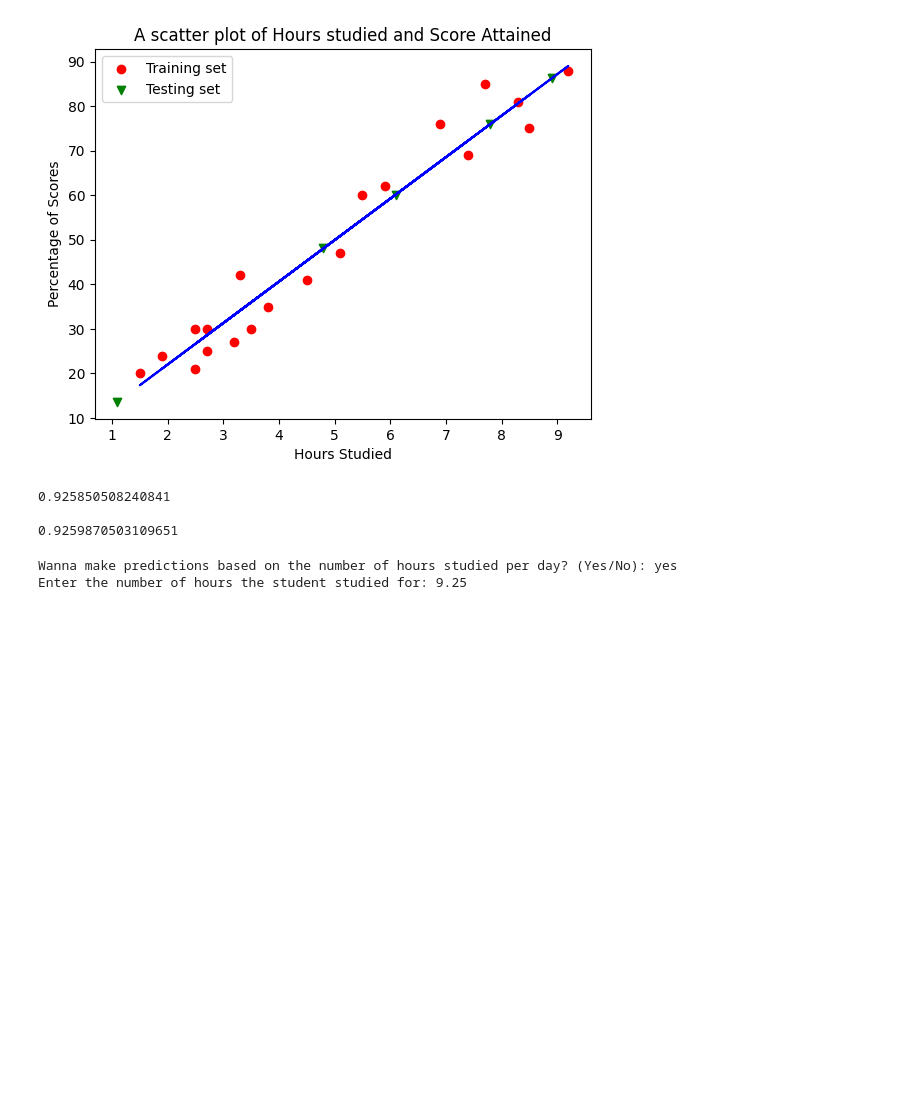
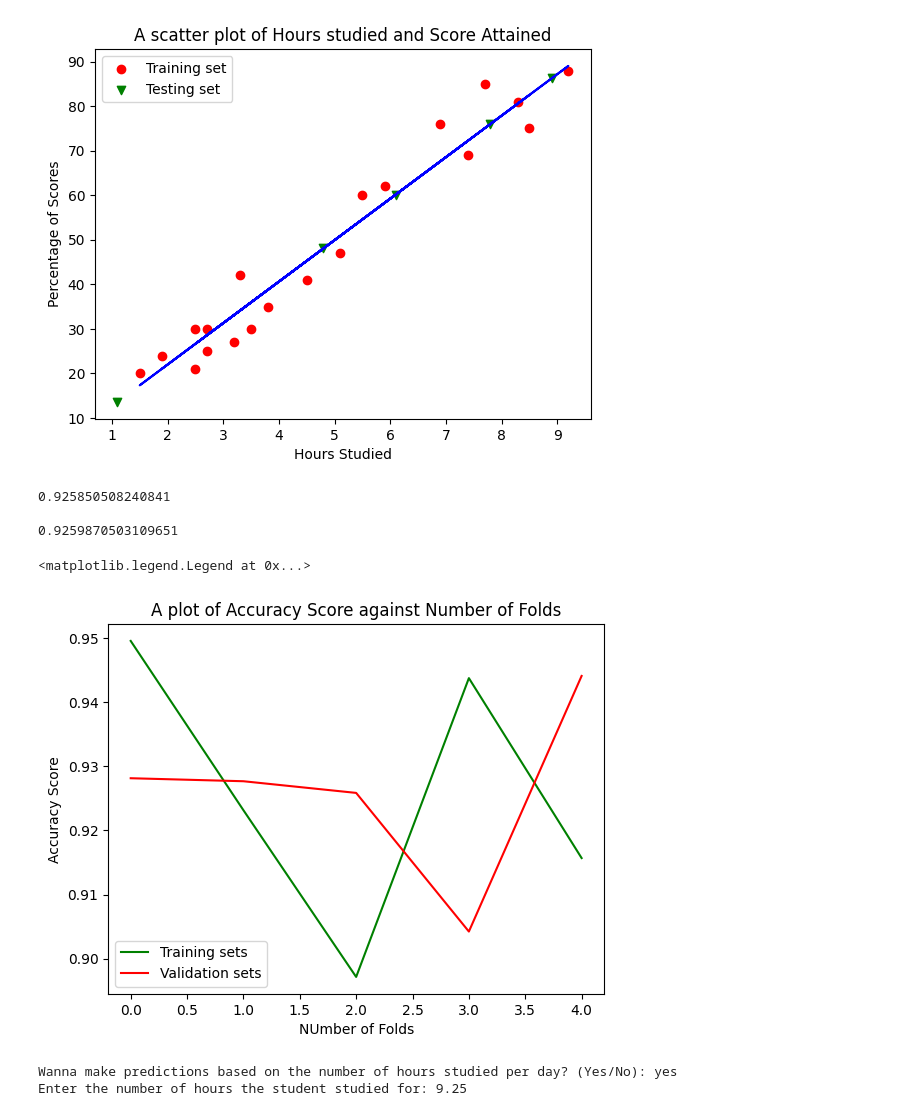
Before and after one commit to TolaniSilas/TolaniSilas, a Jupyter notebook: gripregression.ipynb, the cells around one changed output. Saved outputs shown, nothing was run; the diff lists cells and outputs as text; code cells hidden in the pictures; blank space fills up the shorter version.

```diff
--- a/gripregression.ipynb
+++ b/gripregression.ipynb
@@ -204,6 +204,16 @@ print(f"\n{np.mean(val_scores)}")
 0.925850508240841
 
 0.9259870503109651
+# %%
+plt.plot(train_scores, c='green', label="Training sets")
+plt.plot(val_scores, c='red', label="Validation sets")
+plt.xlabel('NUmber of Folds')
+plt.ylabel("Accuracy Score")
+plt.title("A plot of Accuracy Score against Number of Folds")
+plt.legend()
+# %% [output]
+<matplotlib.legend.Legend at 0x...>
+[figure, added]
 # %%
 def predict_score(X_input):
     """A function that predicts the percentage of score."""
```
